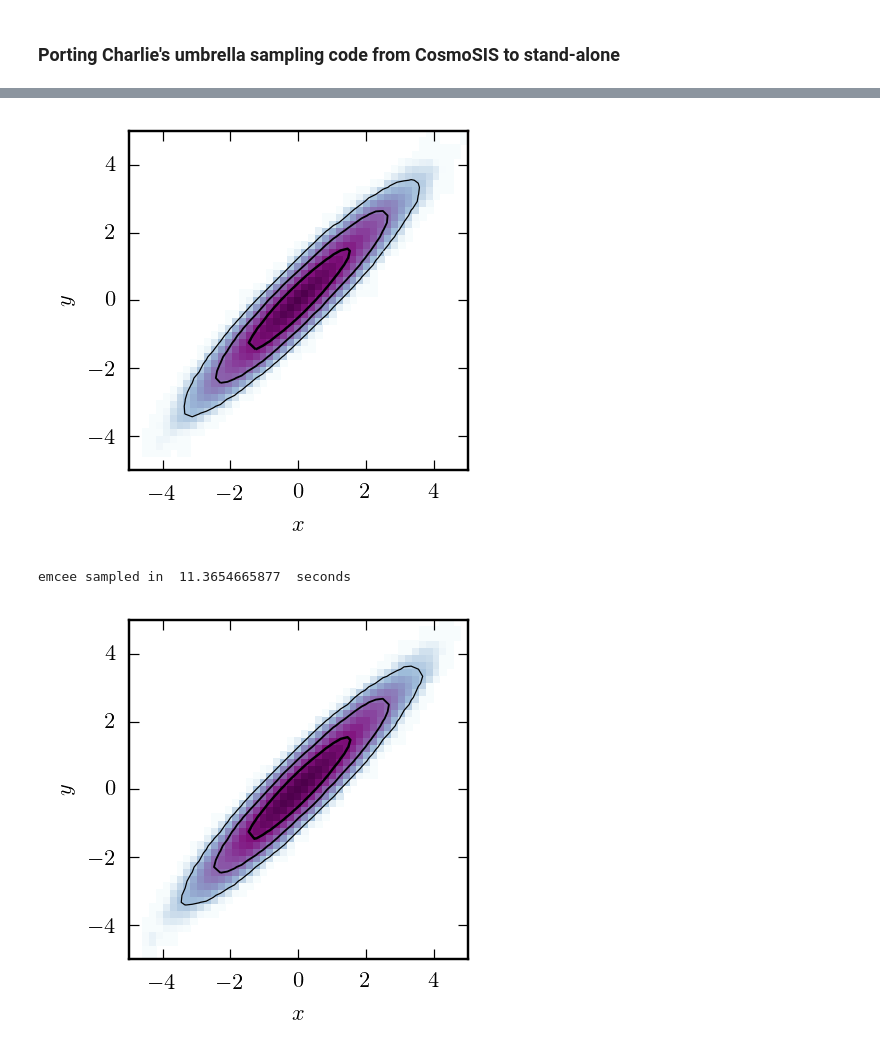
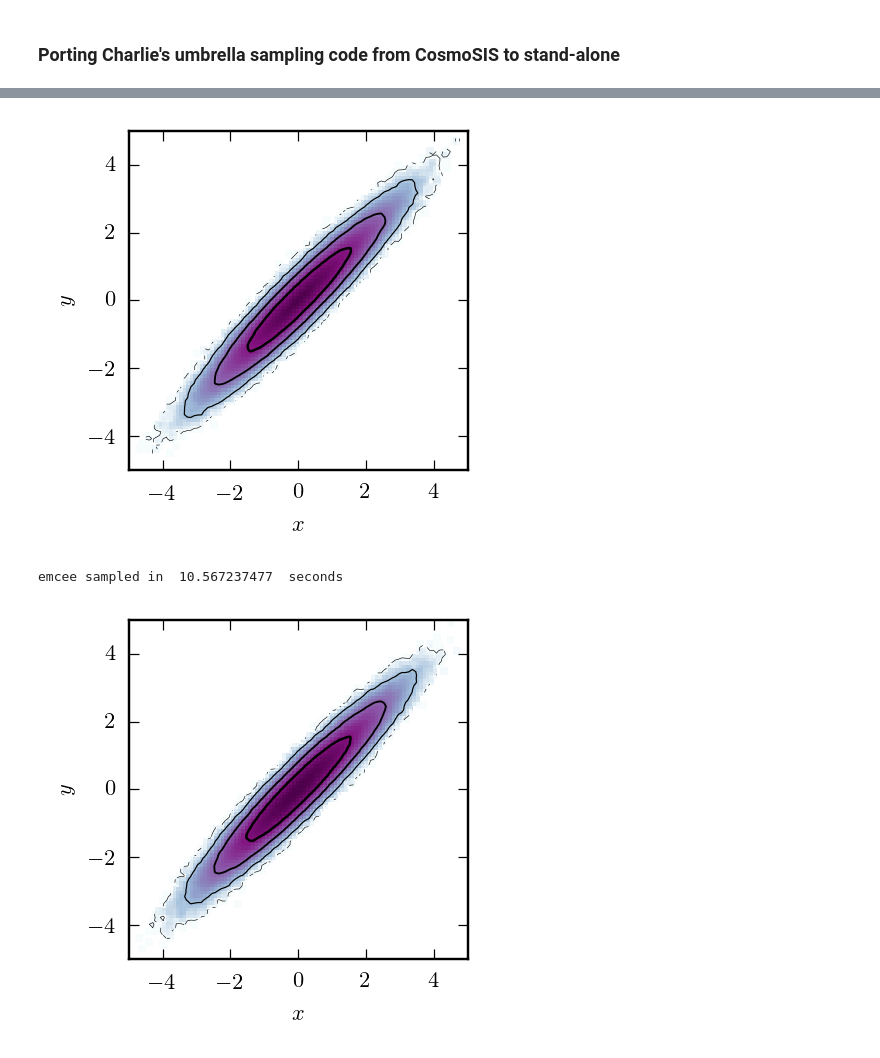
Before and after one commit to LucasBJ/notebooks, a Jupyter notebook: 161123_us_port/us_test.ipynb, the cells around one changed output, grey strips where cells are left out. Drawn from its saved outputs; the diff is of its cells as text; code cells hidden in the pictures.

```diff
--- a/161123_us_port/us_test.ipynb
+++ b/161123_us_port/us_test.ipynb
@@ -51,7 +51,7 @@ def GR_indicator(ipar_active):
 
 def lngauss(x, mu, icov):
     diff = x - mu
-    return -np.dot(diff.T, np.dot(icov, diff.T))/2.0
+    return -0.5 * np.dot(diff.T, np.dot(icov, diff.T))
 # %%
 def MCMCsample(x, nparams=2, nwalkers=100, nRval=100, loglike = None, ipar_active = None, params=[], nsteps=1000000000, Rlim = 1.001):
     """
@@ -232,17 +232,19 @@ x1 = x1d[nburn:]; x2 = x2d[nburn:];
 from plot_utils import plot_pretty, plot_2d_dist
 
 plot_pretty()
-clevs = (0.683, 0.955, 0.997) # standard contour levels
+#clevs = (0.683, 0.955, 0.997) # standard contour levels
+clevs = (0.683, 0.955, 0.997, 0.9999)
 
-plot_2d_dist(x1, x2, xlim=[-5,5], ylim =[-5,5], nxbins=50, nybins=50, clevs=clevs, smooth=True, xlabel='$x$', ylabel='$y$')
+plot_2d_dist(x1, x2, xlim=[-5,5], ylim =[-5,5], nxbins=100, nybins=100, clevs=clevs, smooth=True, xlabel='$x$', ylabel='$y$')
 # %% [output]
-[figure, old version]
+[figure, new version]
 # %%
 def lngauss(x, mu, icov):
     diff = x - mu
     return -np.dot(diff, np.dot(icov,diff))/2.0
 # %%
 import emcee
+from time import clock
 
 ndim = 2
 means = np.array([0., 0.])
@@ -269,14 +271,14 @@ pos, prob, state = sampler.run_mcmc(pp, 10000)
 
 print "emcee sampled in ", clock()-t0, " seconds"
 # %% [output]
-emcee sampled in  11.3654665877  seconds
+emcee sampled in  10.567237477  seconds
 # %%
 x1d = sampler.flatchain[:,0]; x2d = sampler.flatchain[:,1];
 nburn = int(20*nwalkers*nthin)
 x1 = x1d[nburn:]; x2 = x2d[nburn:];
 
-clevs = (0.683, 0.955, 0.997) # standard contour levels
-
-plot_2d_dist(x1, x2, xlim=[-5,5], ylim =[-5,5], nxbins=50, nybins=50, clevs=clevs, smooth=True, xlabel='$x$', ylabel='$y$')
+#clevs = (0.683, 0.955, 0.997) # standard contour levels
+clevs = (0.683, 0.955, 0.997, 0.9999)
+plot_2d_dist(x1, x2, xlim=[-5,5], ylim =[-5,5], nxbins=100, nybins=100, clevs=clevs, smooth=True, xlabel='$x$', ylabel='$y$')
 # %% [output]
-[figure, old version]
+[figure, new version]
```
Also changed, not shown: parts of 5 cells of this notebook.
